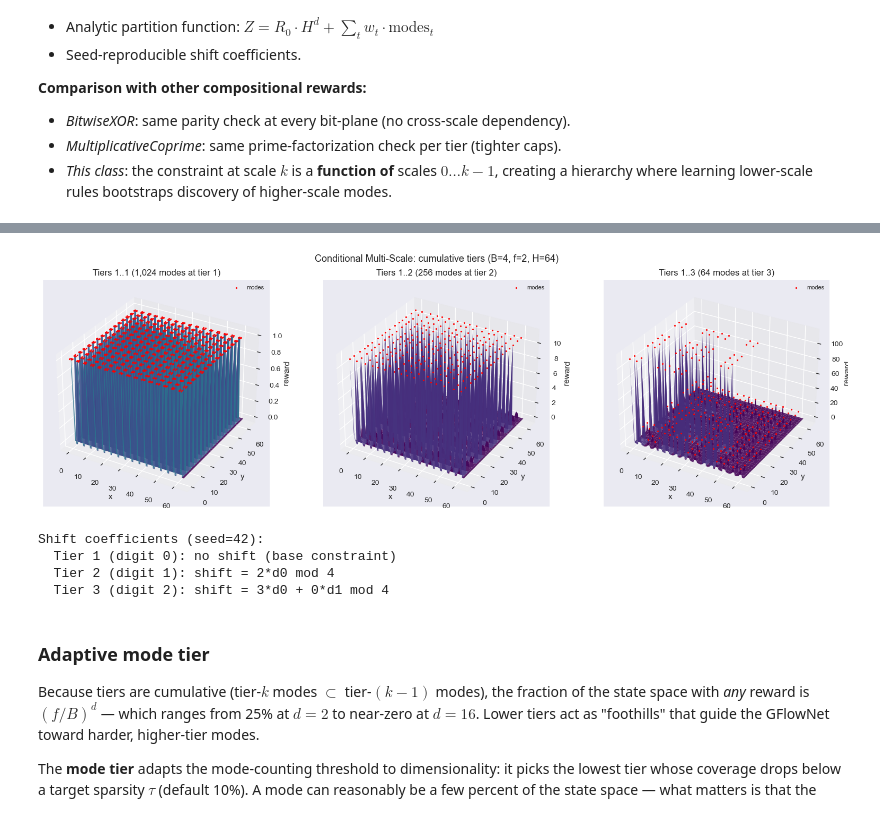
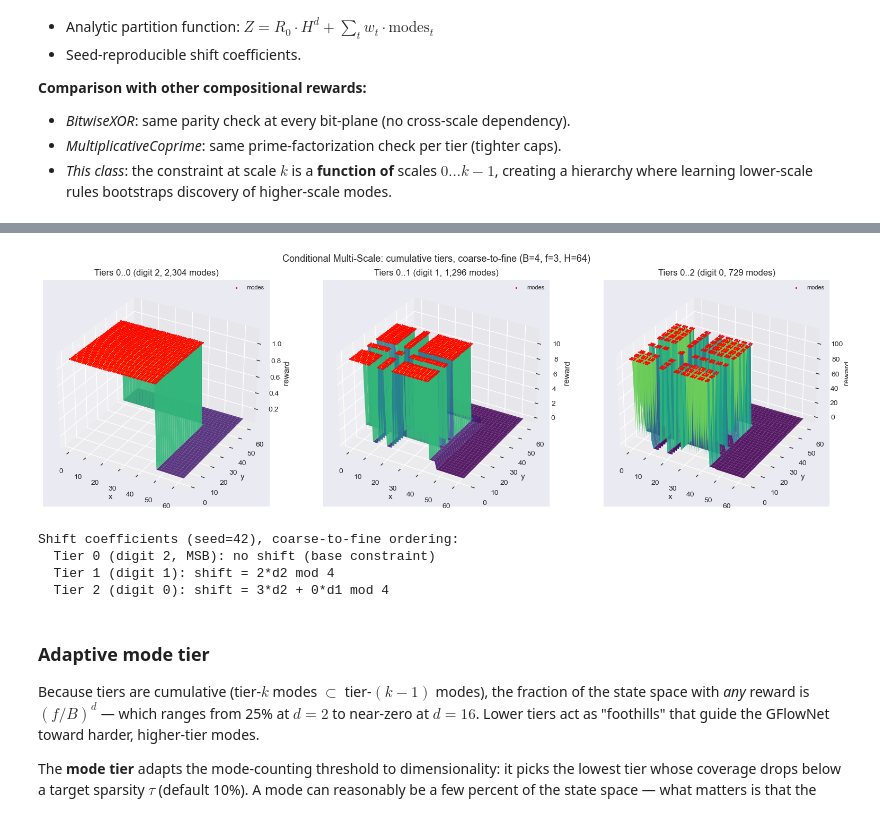
Before and after one commit to GFNOrg/torchgfn, a Jupyter notebook: tutorials/notebooks/hypergrid_rewards.ipynb, the cells around one changed output, grey strips where cells are left out. Drawn from its saved outputs; the diff is of its cells as text; code cells hidden in the pictures.

```diff
--- a/tutorials/notebooks/hypergrid_rewards.ipynb
+++ b/tutorials/notebooks/hypergrid_rewards.ipynb
@@ -545,10 +549,10 @@ where $\sigma_t(i) = \sum_{k=0}^{t-1} a_{t,k} \cdot d_k(i) \bmod B$ with seed-de
 - *This class*: the constraint at scale $k$ is a **function of** scales $0 \ldots k{-}1$, creating a hierarchy where learning lower-scale rules bootstraps discovery of higher-scale modes.
 # %%
 cms_kwargs = dict(
-    R0=0.0,
-    tier_weights=[1.0, 10.0, 100.0],
+    R0=0.1,  # small base reward so full grid is visible
+    tier_weights=[1.0, 10.0],  # 2 tiers (H=64, base=4 -> L=3 digits; leave 1 free)
     base=4,
-    filter_width=2,
+    filter_width=3,  # 3/4 digit values pass -> gentler curriculum (75% per axis per tier)
     seed=42,
     active_dims=[0, 1],
 )
@@ -609,63 +601,79 @@ Analytic mode counts:
 # %%
 # Visualize tier-by-tier structure of ConditionalMultiScale reward
-# Shows how each tier constrains a different digit scale, with the constraint
-# at each level depending on finer-scale digits.
+# Coarse-to-fine ordering: tier 0 constrains the MSB (coarsest digit),
+# tier 1 constrains the next digit conditioned on the coarser one, etc.
+# States near the origin (small coords, high digits = 0) easily pass tier 0.
 
 def plot_cms_tiers(H: int):
     """Show the reward landscape for each tier individually."""
-    base_kwargs = dict(base=4, filter_width=2, seed=42, active_dims=[0, 1], R0=0.0)
-    tier_weights_all = [1.0, 10.0, 100.0]
+    base = 4
+    f_width = 3  # 3/4 digit values pass -> gentler curriculum
+    base_kwargs = dict(base=base, filter_width=f_width, seed=42, active_dims=[0, 1], R0=0.1)
 
-    fig, axes = plt.subplots(1, 3, figsize=(16, 5), subplot_kw={"projection": "3d"})
+    # Compute number of digit levels
+    L = 0
+    h = H
+    while h > 1 and h % base == 0:
+        h //= base
+        L += 1
+    tier_weights_all = [10.0**i for i in range(L)]
+
+    n_tiers = min(L, 3)  # show up to 3 tiers
+    fig, axes = plt.subplots(1, n_tiers, figsize=(16, 5), subplot_kw={"projection": "3d"})
+    if n_tiers == 1:
+        axes = [axes]
     pts2 = grid_points_2d_slice(H, 2)
 
-    for t in range(3):
+    for t in range(n_tiers):
         # Build an env with only tiers up to t+1
         kw = dict(base_kwargs)
         kw["tier_weights"] = tier_weights_all[: t + 1]
         env = build_env("conditional_multiscale", kw, validate_modes=True, ndim=2)
         rewards, modes = compute_rewards_and_modes(env, pts2)
         n_modes = env.reward_fn.analytic_mode_count(tier=t + 1)
+        digit_idx = L - 1 - t  # coarse-to-fine: tier t constrains digit (L-1-t)
 
         plot_reward_3d(
             axes[t],
-            f"Tiers 1..{t+1} ({n_modes:,} modes at tier {t+1})",
+            f"Tiers 0..{t} (digit {digit_idx}, {n_modes:,} modes)",
             rewards,
             modes,
             vmin=0,
             cmap_name="viridis",
             H=H,
         )
 
     plt.suptitle(
-        f"Conditional Multi-Scale: cumulative tiers (B=4, f=2, H={H})",
+        f"Conditional Multi-Scale: cumulative tiers, coarse-to-fine (B={base}, f={f_width}, H={H})",
         fontsize=13,
     )
     plt.tight_layout()
     plt.show()
 
     # Print the shift coefficients to show the conditional structure
     env_full = build_env(
         "conditional_multiscale",
-        dict(base_kwargs, tier_weights=tier_weights_all),
+        dict(base_kwargs, tier_weights=tier_weights_all[:n_tiers]),
         validate_modes=True,
         ndim=2,
     )
-    print("Shift coefficients (seed=42):")
+    print("Shift coefficients (seed=42), coarse-to-fine ordering:")
     for t, coeffs in enumerate(env_full.reward_fn.shift_coeffs):
+        digit_idx = L - 1 - t
         if not coeffs:
-            print(f"  Tier {t+1} (digit {t}): no shift (base constraint)")
+            print(f"  Tier {t} (digit {digit_idx}, MSB): no shift (base constraint)")
         else:
-            print(f"  Tier {t+1} (digit {t}): shift = {' + '.join(f'{a}*d{k}' for k, a in enumerate(coeffs))} mod {base_kwargs['base']}")
+            coarser_descs = [f"{a}*d{L-1-k}" for k, a in enumerate(coeffs)]
+            print(f"  Tier {t} (digit {digit_idx}): shift = {' + '.join(coarser_descs)} mod {base}")
 
 
 plot_cms_tiers(H)
 # %% [output]
-[figure, old version]
+[figure, new version]
-Shift coefficients (seed=42):
-  Tier 1 (digit 0): no shift (base constraint)
-  Tier 2 (digit 1): shift = 2*d0 mod 4
-  Tier 3 (digit 2): shift = 3*d0 + 0*d1 mod 4
+Shift coefficients (seed=42), coarse-to-fine ordering:
+  Tier 0 (digit 2, MSB): no shift (base constraint)
+  Tier 1 (digit 1): shift = 2*d2 mod 4
+  Tier 2 (digit 0): shift = 3*d2 + 0*d1 mod 4
 # %% [markdown]
 ### Adaptive mode tier
 
```
Also changed, not shown: parts of 2 cells of this notebook.
